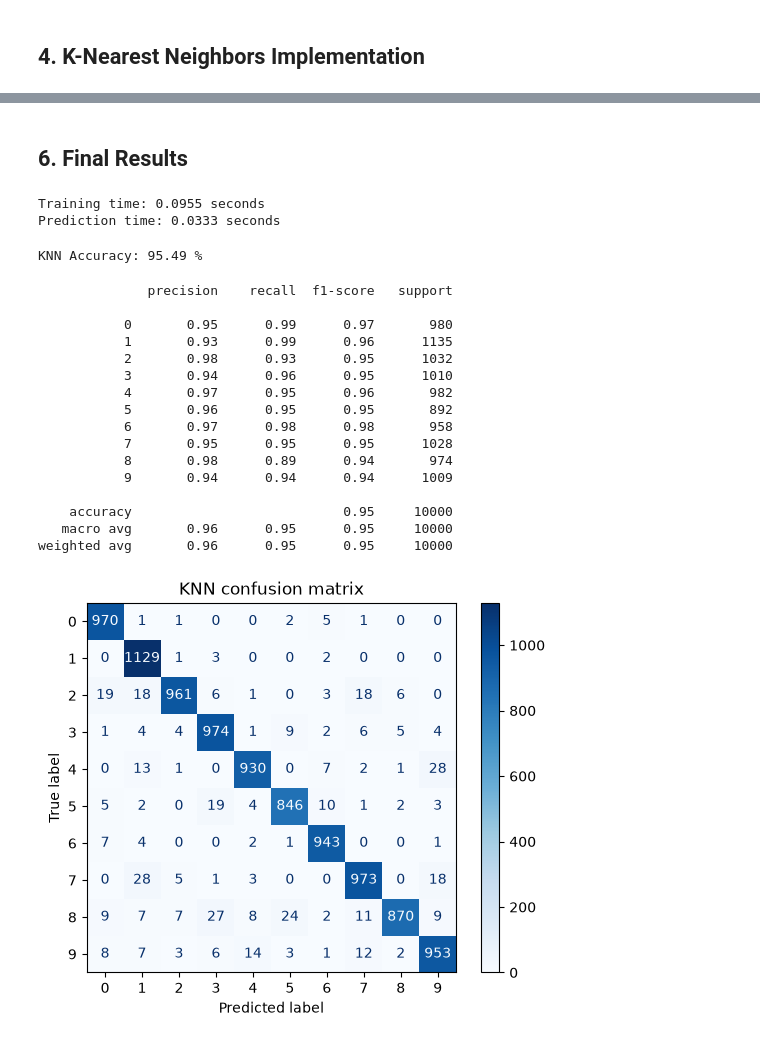
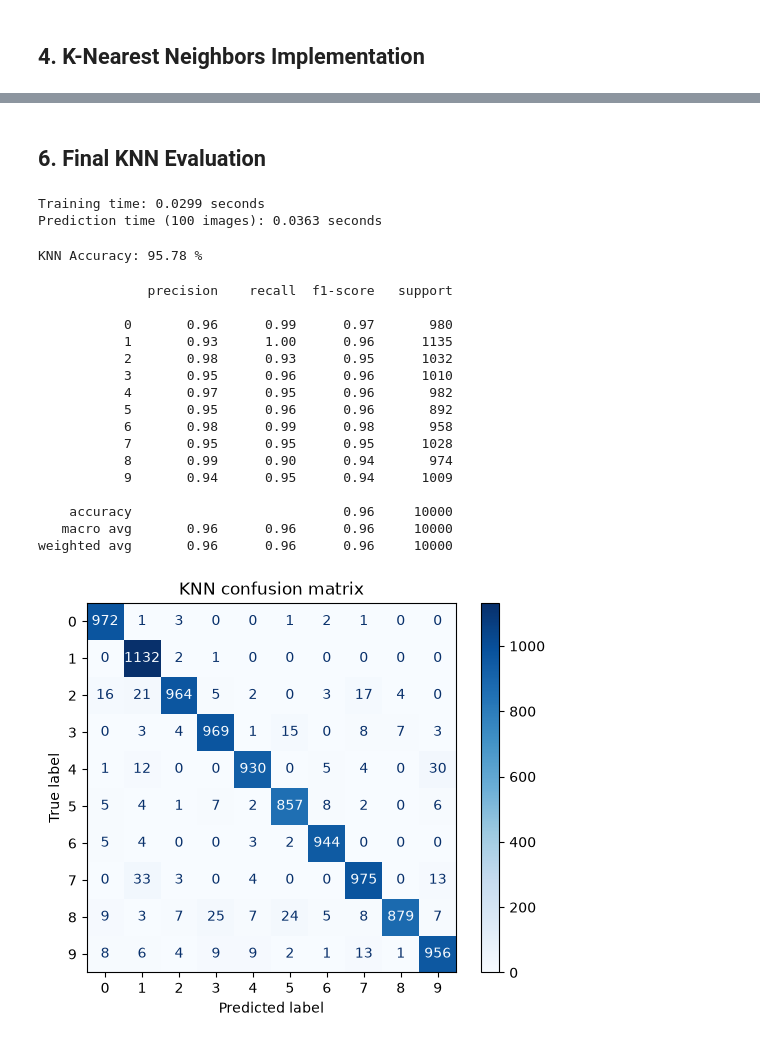
Before and after one commit to yashSP2604/handwritten-digit-classification, a Jupyter notebook: notebooks/digit_classification.ipynb, the cells around one changed output, grey strips where cells are left out. Drawn from its saved outputs; the diff is of its cells as text; code cells hidden in the pictures.

Commit message:
Refine KNN experiments with validation split

```diff
--- a/notebooks/digit_classification.ipynb
+++ b/notebooks/digit_classification.ipynb
@@ -107,22 +108,22 @@ plt.show()
 # %% [markdown]
 ## 2. Data Preprocessing
 # %%
-X_Normalized = X/255.0
+X_normalized = X / 255.0
 
 print("Original minimum:", X.min())
 print("Original maximum:", X.max())
 
-print("Normalized minimum:", X_Normalized.min())
-print("Normalized maximum:", X_Normalized.max())
+print("Normalized minimum:", X_normalized.min())
+print("Normalized maximum:", X_normalized.max())
 
 print("Original Sample:", X[0][:10])
-print("Normalized Sample:", X_Normalized[0][:10])
+print("Normalized Sample:", X_normalized[0][:10])
 
 print("Original shape:", X.shape)
-print("Normalized shape:", X_Normalized.shape)
+print("Normalized shape:", X_normalized.shape)
 
 print("Original data type:", X.dtype)
-print("Normalized data type:", X_Normalized.dtype)
+print("Normalized data type:", X_normalized.dtype)
 # %% [output]
 Original minimum: 0.0
 Original maximum: 255.0
@@ -139,8 +140,8 @@ print("First 10 labels:", y[:10])
 print("Labels around position 60000:", y[59995:60005])
 print("Last 10 labels:", y[-10:])
 
-X_train = X_Normalized[:60000]
-X_test = X_Normalized[60000:]
+X_train = X_normalized[:60000]
+X_test = X_normalized[60000:]
 
 y_train = y[:60000]
 y_test = y[60000:]
@@ -180,3 +181,15 @@ Training labels: [5 0 4 1 9 2 1 3 1 4]
 Testing labels: [7 2 1 0 4 1 4 9 5 9]
 Training label dtype: uint8
 Testing label dtype: uint8
+# %%
+X_train_model, X_val, y_train_model, y_val = train_test_split(
+    X_train,
+    y_train,
+    test_size=0.1,
+    random_state=42,
+    stratify=y_train
+)
+
+print("Training set:", X_train_model.shape)
+print("Validation set:", X_val.shape)
+print("Testing set:", X_test.shape)
@@ -305,29 +322,29 @@ training size = 20000, Accuracy = 96.00%
 # %% [markdown]
-## 6. Final Results
+## 6. Final KNN Evaluation
 # %%
 knn = KNeighborsClassifier(n_neighbors=5)
 
-start = time.time()
-knn.fit(X_train[:20000], y_train[:20000])
-end = time.time()
+start = time.perf_counter()
+knn.fit(X_train_model[:20000], y_train_model[:20000])
+end = time.perf_counter()
 
 training_time = end - start
 
-start = time.time()
-predictions = knn.predict(X_test[:100])
-end = time.time()
+start = time.perf_counter()
+predictions = knn.predict(X_val[:100])
+end = time.perf_counter()
 
 prediction_time = end - start
 
 print("Training time:", round(training_time, 4), "seconds")
-print("Prediction time:", round(prediction_time, 4), "seconds")
+print("Prediction time (100 images):", round(prediction_time, 4), "seconds")
 # %% [output]
-Training time: 0.0955 seconds
-Prediction time: 0.0333 seconds
+Training time: 0.0299 seconds
+Prediction time (100 images): 0.0363 seconds
 # %%
 knn = KNeighborsClassifier(n_neighbors=5)
 
-knn.fit(X_train[:20000], y_train[:20000])
+knn.fit(X_train_model[:20000], y_train_model[:20000])
 
 y_pred = knn.predict(X_test)
 
@@ -335,36 +352,36 @@ accuracy = accuracy_score(y_test, y_pred)
 
 print("KNN Accuracy:", accuracy * 100, "%")
 # %% [output]
-KNN Accuracy: 95.49 %
+KNN Accuracy: 95.78 %
 # %%
 print(classification_report(y_test, y_pred))
 # %% [output]
               precision    recall  f1-score   support
 
-           0       0.95      0.99      0.97       980
-           1       0.93      0.99      0.96      1135
+           0       0.96      0.99      0.97       980
+           1       0.93      1.00      0.96      1135
            2       0.98      0.93      0.95      1032
-           3       0.94      0.96      0.95      1010
+           3       0.95      0.96      0.96      1010
            4       0.97      0.95      0.96       982
-           5       0.96      0.95      0.95       892
-           6       0.97      0.98      0.98       958
+           5       0.95      0.96      0.96       892
+           6       0.98      0.99      0.98       958
            7       0.95      0.95      0.95      1028
-           8       0.98      0.89      0.94       974
-           9       0.94      0.94      0.94      1009
+           8       0.99      0.90      0.94       974
+           9       0.94      0.95      0.94      1009
 
-    accuracy                           0.95     10000
-   macro avg       0.96      0.95      0.95     10000
-weighted avg       0.96      0.95      0.95     10000
+    accuracy                           0.96     10000
+   macro avg       0.96      0.96      0.96     10000
+weighted avg       0.96      0.96      0.96     10000
 # %%
 cm = confusion_matrix(y_test, y_pred)
 
-display = ConfusionMatrixDisplay(
+cm_display = ConfusionMatrixDisplay(
         confusion_matrix=cm,
         display_labels = range(10)
 )
 
-display.plot(cmap='Blues', values_format='d')
+cm_display.plot(cmap='Blues', values_format='d')
 plt.title("KNN confusion matrix")
 plt.show()
 # %% [output]
-[figure, old version]
+[figure, new version]
```
Also changed, not shown: parts of 7 cells of this notebook.
